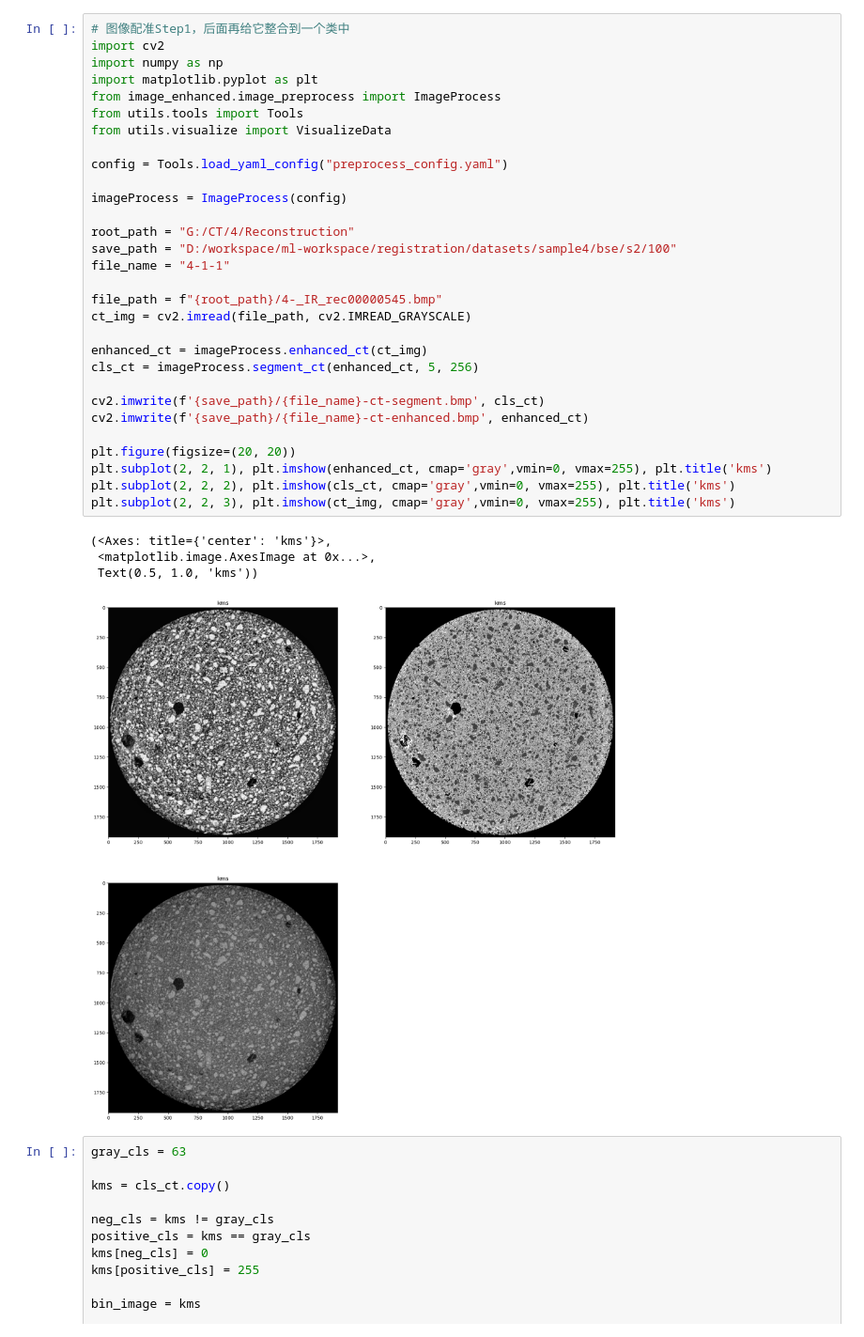
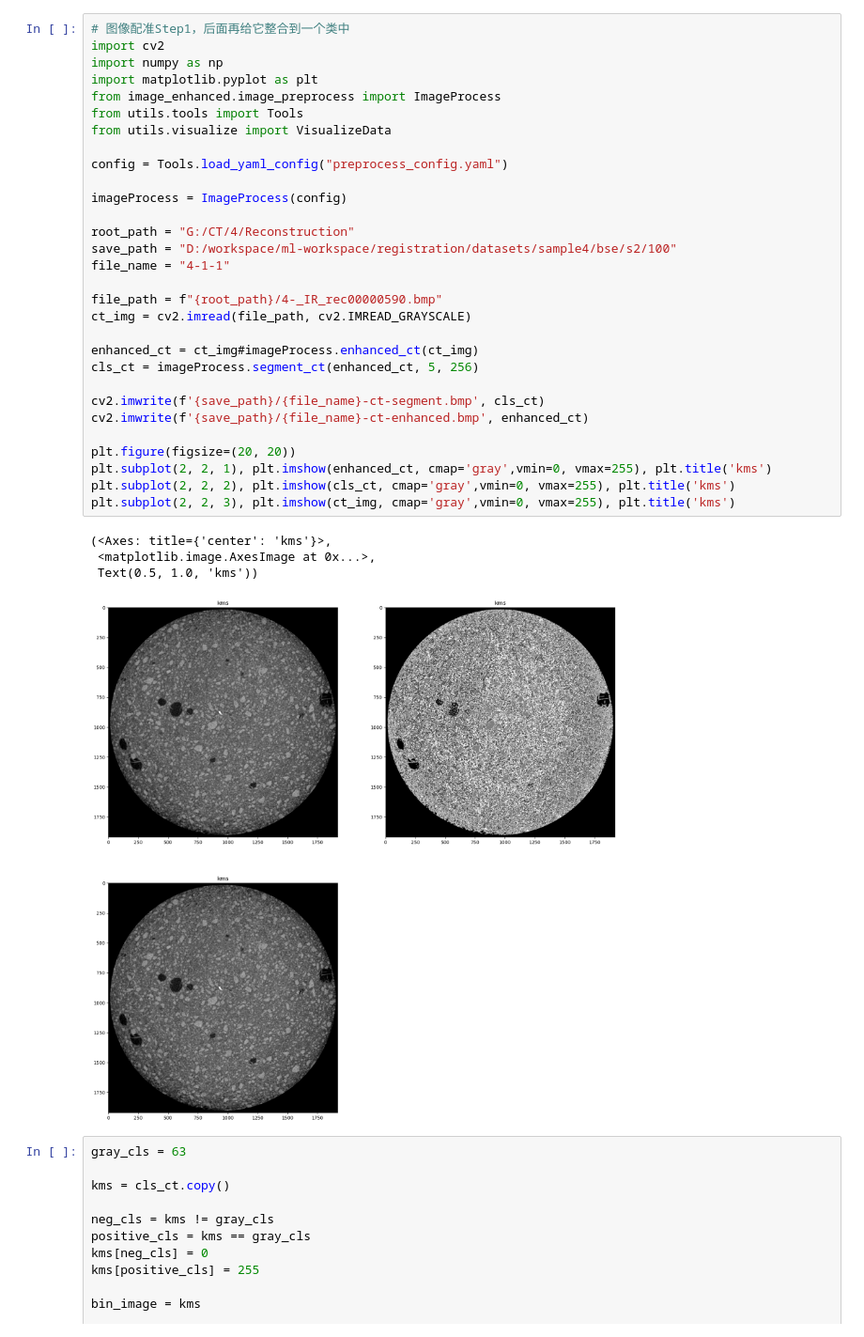
Before and after one commit to Barryzp/ml-workspace, a Jupyter notebook: registration/implement/Step1.ipynb, the cells around one changed output. Shown at 94% size. Cells and saved outputs as stored; diff of their text form.

```diff
--- a/registration/implement/Step1.ipynb
+++ b/registration/implement/Step1.ipynb
@@ -3,36 +3,36 @@
 import cv2
 import numpy as np
 import matplotlib.pyplot as plt
 from image_enhanced.image_preprocess import ImageProcess
 from utils.tools import Tools
 from utils.visualize import VisualizeData
 
 config = Tools.load_yaml_config("preprocess_config.yaml")
 
 imageProcess = ImageProcess(config)
 
 root_path = "G:/CT/4/Reconstruction"
 save_path = "D:/workspace/ml-workspace/registration/datasets/sample4/bse/s2/100"
 file_name = "4-1-1"
 
-file_path = f"{root_path}/4-_IR_rec00000545.bmp"
+file_path = f"{root_path}/4-_IR_rec00000590.bmp"
 ct_img = cv2.imread(file_path, cv2.IMREAD_GRAYSCALE)
 
-enhanced_ct = imageProcess.enhanced_ct(ct_img)
+enhanced_ct = ct_img#imageProcess.enhanced_ct(ct_img)
 cls_ct = imageProcess.segment_ct(enhanced_ct, 5, 256)
 
 cv2.imwrite(f'{save_path}/{file_name}-ct-segment.bmp', cls_ct)
 cv2.imwrite(f'{save_path}/{file_name}-ct-enhanced.bmp', enhanced_ct)
 
 plt.figure(figsize=(20, 20))
 plt.subplot(2, 2, 1), plt.imshow(enhanced_ct, cmap='gray',vmin=0, vmax=255), plt.title('kms')
 plt.subplot(2, 2, 2), plt.imshow(cls_ct, cmap='gray',vmin=0, vmax=255), plt.title('kms')
 plt.subplot(2, 2, 3), plt.imshow(ct_img, cmap='gray',vmin=0, vmax=255), plt.title('kms')
 # %% [output]
 (<Axes: title={'center': 'kms'}>,
  <matplotlib.image.AxesImage at 0x...>,
  Text(0.5, 1.0, 'kms'))
-[figure, old version]
+[figure, new version]
 # %%
 gray_cls = 63
 
```
Also changed, not shown: 12 other files.
